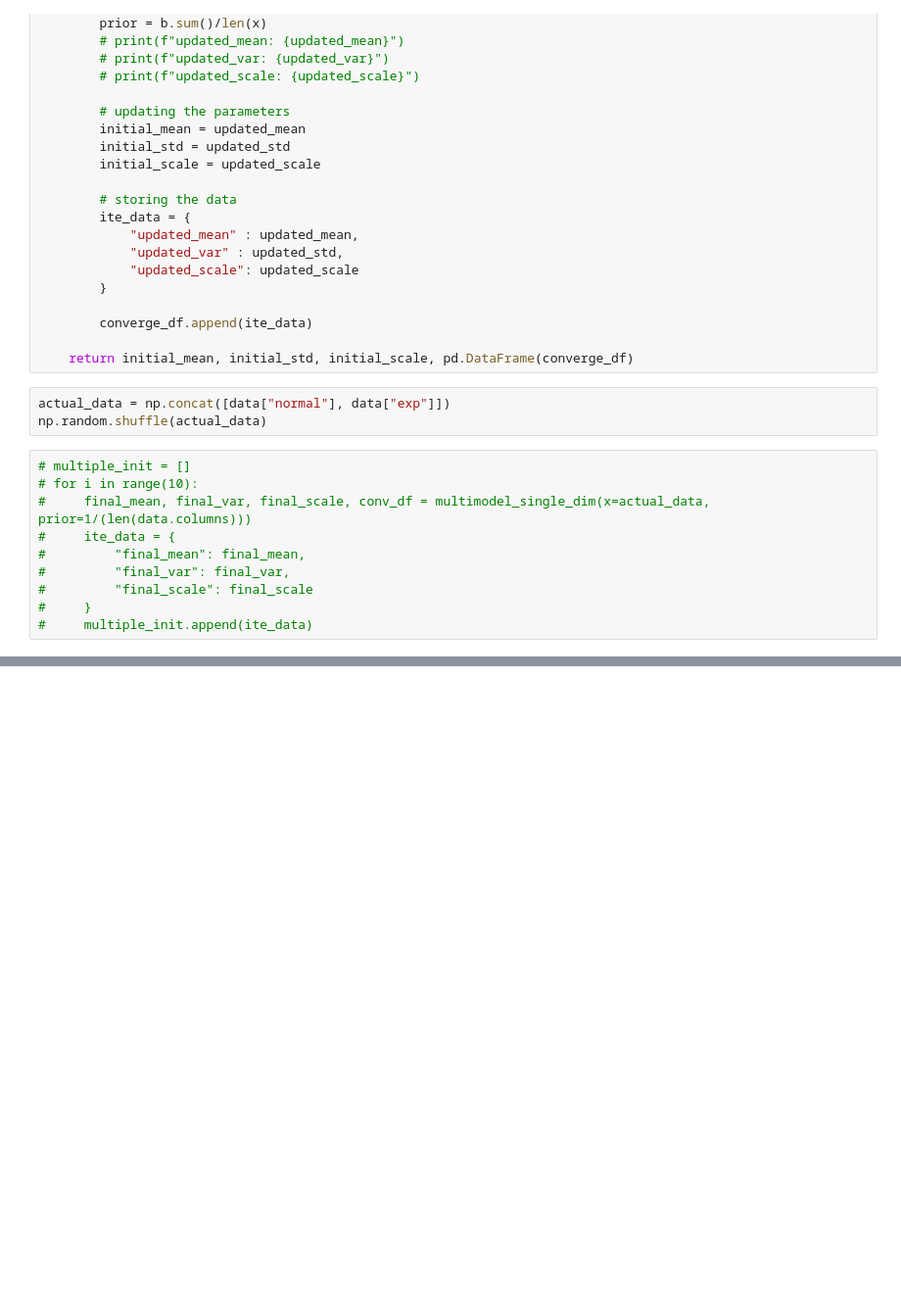
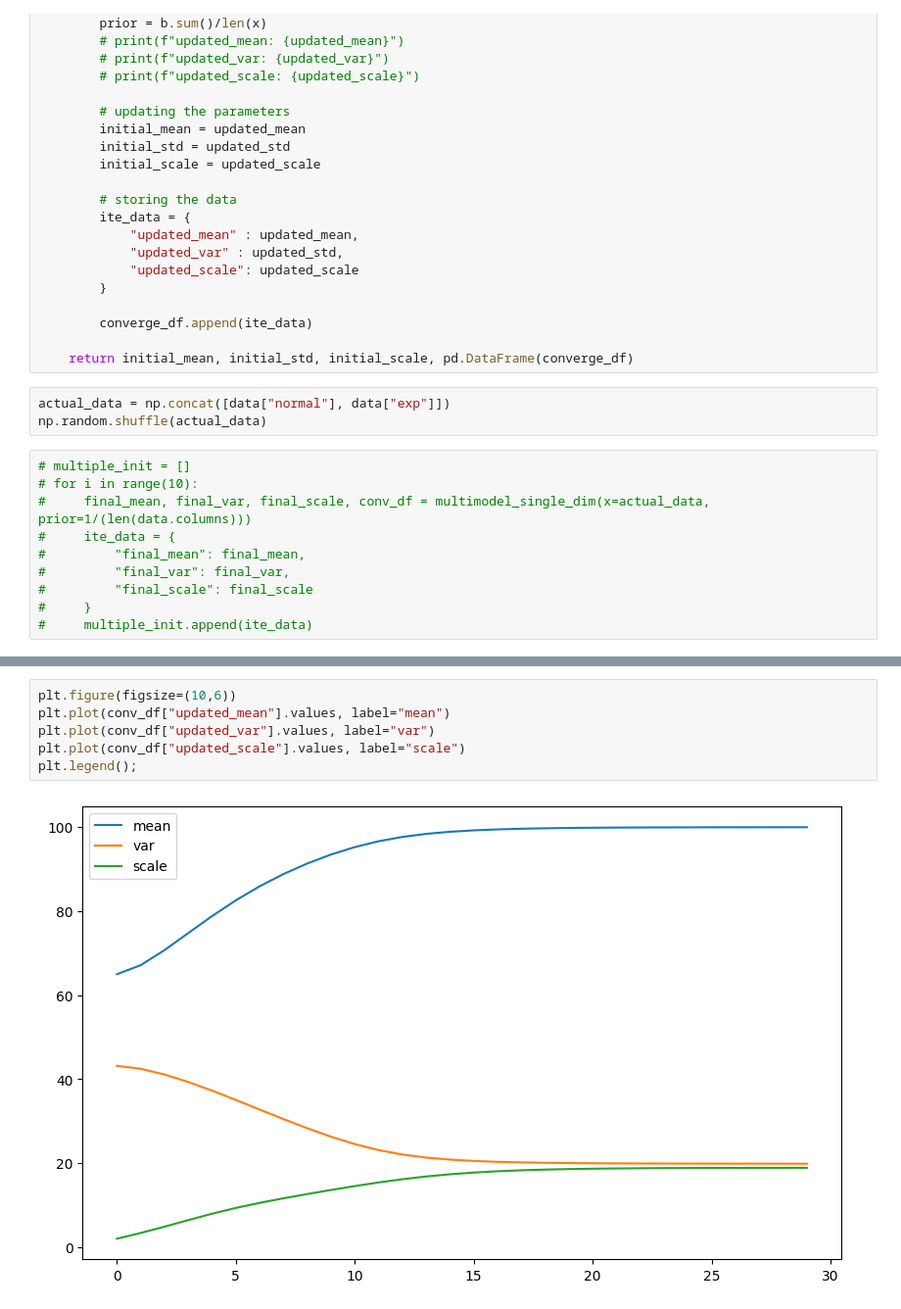
Before and after one commit to Ak62007/Deep-Generative-Modelling, a Jupyter notebook: notebooks/single_dim_mixture_models.ipynb, the cells around one changed output, grey strips where cells are left out. Shown at 98% size. Cells and saved outputs as stored; diff of their text form; blank space fills up the shorter version.

```diff
--- a/notebooks/single_dim_mixture_models.ipynb
+++ b/notebooks/single_dim_mixture_models.ipynb
@@ -153,0 +155,8 @@ conv_df
+# %%
+plt.figure(figsize=(10,6))
+plt.plot(conv_df["updated_mean"].values, label="mean")
+plt.plot(conv_df["updated_var"].values, label="var")
+plt.plot(conv_df["updated_scale"].values, label="scale")
+plt.legend();
+# %% [output]
+[figure, added]
```
Also changed, not shown: parts of 6 cells of this notebook, 1 other file.
